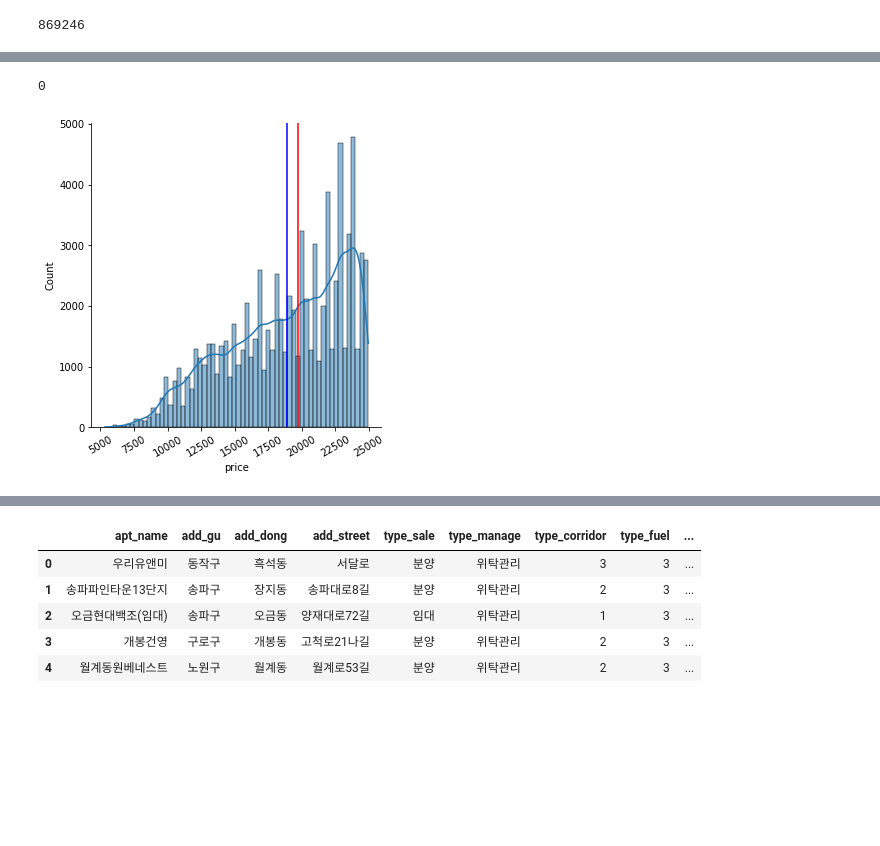
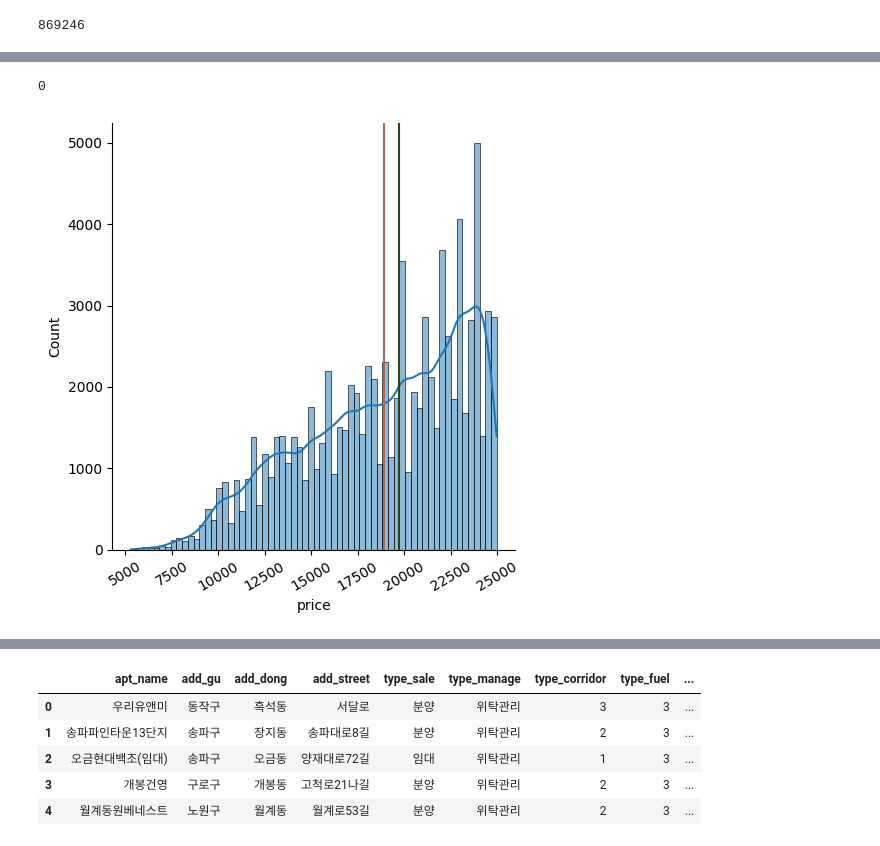
Before and after one commit to Jesimsim/ds-section2-project, a Jupyter notebook: section2_project_practice.ipynb, the cells around one changed output, grey strips where cells are left out. Cells and saved outputs as stored; diff of their text form; code cells hidden in the pictures; blank space fills up the shorter version.

```diff
--- a/section2_project_practice.ipynb
+++ b/section2_project_practice.ipynb
@@ -921,26 +897,27 @@ df_wage = df_wage.rename(columns={' min_wage': 'min_wage'})
 df = pd.merge(df, df_wage, how='left', left_on=['date_year'], right_on=['date_year'])
 # %%
 # 가격분포 확인 후 이상치 제거
-sns.displot(df[df.price < 25000].price, kde=True); #백만단위> 10,000,000,000 (백억단위) / 20억 이하 매물로 줄이기
-plt.axvline(df[df.price < 25000].price.mean(), color='blue');
-plt.axvline(df[df.price < 25000].price.median(), color='red');
+plt.style.use('default')
+sns.displot(df[df.price < 25000].price, kde=True, palette = 'coolwarm'); #백만단위> 10,000,000,000 (백억단위) / 20억 이하 매물로 줄이기
+plt.axvline(df[df.price < 25000].price.mean(), color='#B0665B');
+plt.axvline(df[df.price < 25000].price.median(), color='#354210');
 plt.xticks(rotation=30);
 
 df[df.price > 200000].price.count()
 #140억 이상 > 1개
 #100억 이상 > 5개
 #70억 이상 > 83개
 #40억 이상 > 1362개 (타워팰리스 등)
 #20억 이상 > 16493개 (타워팰리스 등)
 #2억5천 이하 > 85000개
 #1억5천 이하 > 18000개
 #1억 이하 > 2000개 /
 #5천 이하 > 10개 / 16년도 이전(삭제)
 
 # df[(df.price < 400000)&(df.price > 200000)].apt_name.unique()
 
 # df[df.price < 5000].date_year.unique() #5천이하 시기
 # df[(df.price < 400000)&(df.price > 200000)].apt_name.unique() #20억~40억 사이 매물
 # %% [output]
 0
-[figure, old version]
+[figure, new version]
```
Also changed, not shown: parts of 47 cells of this notebook.
